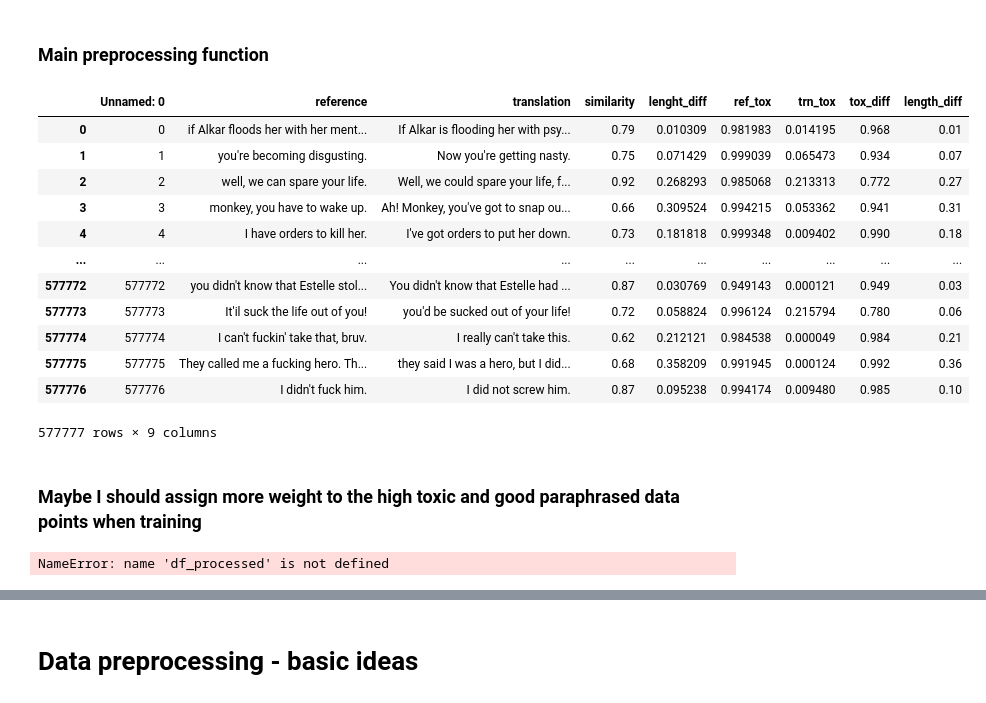
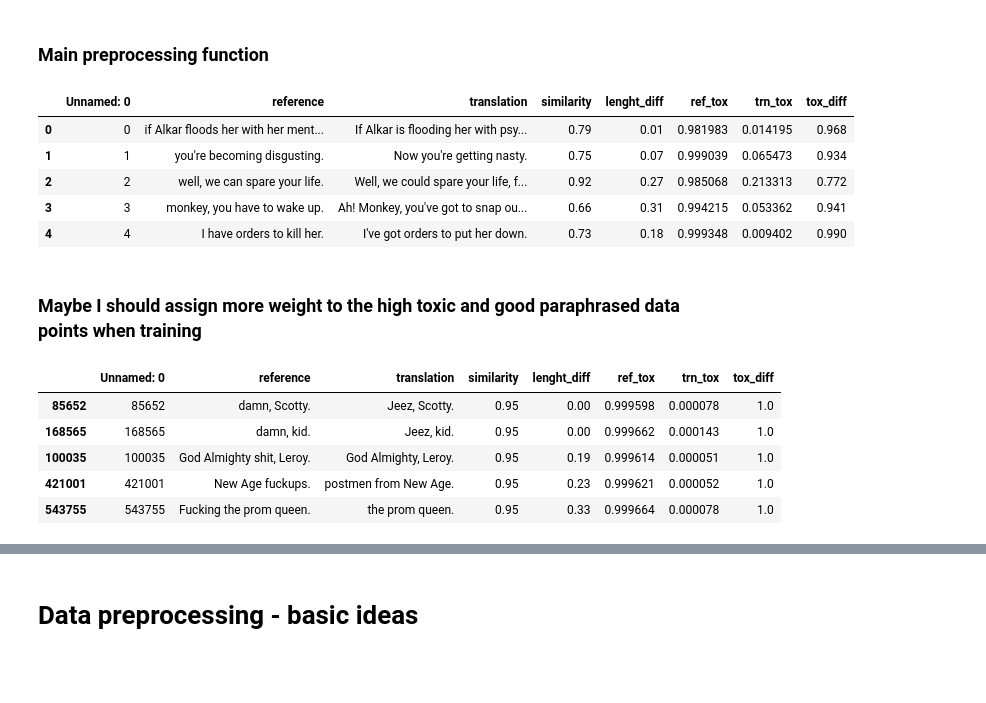
Before and after one commit to system205/PMLDL_Assignment1, a Jupyter notebook: notebooks/exploration_and_preprocessing.ipynb, the cells around one changed output, grey strips where cells are left out. Saved outputs shown, nothing was run; the diff lists cells and outputs as text; code cells hidden in the pictures; blank space fills up the shorter version.

```diff
--- a/notebooks/exploration_and_preprocessing.ipynb
+++ b/notebooks/exploration_and_preprocessing.ipynb
@@ -75,24 +85,24 @@ def preprocess(df):
 # %%
 df_processed = preprocess(df)
 # %%
-df_processed
+df_processed.head()
 # %% [output]
-|  | Unnamed: 0 | reference | translation | similarity | lenght_diff | ref_tox | trn_tox | tox_diff | length_diff |
-| 0 | 0 | if Alkar floods her with her ment... | If Alkar is flooding her with psy... | 0.79 | 0.010309 | 0.981983 | 0.014195 | 0.968 | 0.01 |
-| 1 | 1 | you're becoming disgusting. | Now you're getting nasty. | 0.75 | 0.071429 | 0.999039 | 0.065473 | 0.934 | 0.07 |
-| 2 | 2 | well, we can spare your life. | Well, we could spare your life, f... | 0.92 | 0.268293 | 0.985068 | 0.213313 | 0.772 | 0.27 |
-| 3 | 3 | monkey, you have to wake up. | Ah! Monkey, you've got to snap ou... | 0.66 | 0.309524 | 0.994215 | 0.053362 | 0.941 | 0.31 |
-| 4 | 4 | I have orders to kill her. | I've got orders to put her down. | 0.73 | 0.181818 | 0.999348 | 0.009402 | 0.990 | 0.18 |
-| ... | ... | ... | ... | ... | ... | ... | ... | ... | ... |
-| 577772 | 577772 | you didn't know that Estelle stol... | You didn't know that Estelle had ... | 0.87 | 0.030769 | 0.949143 | 0.000121 | 0.949 | 0.03 |
-| 577773 | 577773 | It'il suck the life out of you! | you'd be sucked out of your life! | 0.72 | 0.058824 | 0.996124 | 0.215794 | 0.780 | 0.06 |
-| 577774 | 577774 | I can't fuckin' take that, bruv. | I really can't take this. | 0.62 | 0.212121 | 0.984538 | 0.000049 | 0.984 | 0.21 |
-| 577775 | 577775 | They called me a fucking hero. Th... | they said I was a hero, but I did... | 0.68 | 0.358209 | 0.991945 | 0.000124 | 0.992 | 0.36 |
-| 577776 | 577776 | I didn't fuck him. | I did not screw him. | 0.87 | 0.095238 | 0.994174 | 0.009480 | 0.985 | 0.10 |
+|  | Unnamed: 0 | reference | translation | similarity | lenght_diff | ref_tox | trn_tox | tox_diff |
+| 0 | 0 | if Alkar floods her with her ment... | If Alkar is flooding her with psy... | 0.79 | 0.01 | 0.981983 | 0.014195 | 0.968 |
+| 1 | 1 | you're becoming disgusting. | Now you're getting nasty. | 0.75 | 0.07 | 0.999039 | 0.065473 | 0.934 |
+| 2 | 2 | well, we can spare your life. | Well, we could spare your life, f... | 0.92 | 0.27 | 0.985068 | 0.213313 | 0.772 |
+| 3 | 3 | monkey, you have to wake up. | Ah! Monkey, you've got to snap ou... | 0.66 | 0.31 | 0.994215 | 0.053362 | 0.941 |
+| 4 | 4 | I have orders to kill her. | I've got orders to put her down. | 0.73 | 0.18 | 0.999348 | 0.009402 | 0.990 |
-577777 rows × 9 columns
 # %% [markdown]
 ### Maybe I should assign more weight to the high toxic and good paraphrased data points when training
 # %%
-df_processed = df_processed.sort_values(by=['tox_diff', 'similarity', 'length_diff'], ascending=[False, False, True]).iloc[:10].to_numpy()
+df_sorted = df_processed.sort_values(by=['tox_diff', 'similarity', 'lenght_diff'], ascending=[False, False, True])
-# %% [output]
-NameError: name 'df_processed' is not defined
+# %%
+df_sorted.head()
+# %% [output]
+|  | Unnamed: 0 | reference | translation | similarity | lenght_diff | ref_tox | trn_tox | tox_diff |
+| 85652 | 85652 | damn, Scotty. | Jeez, Scotty. | 0.95 | 0.00 | 0.999598 | 0.000078 | 1.0 |
+| 168565 | 168565 | damn, kid. | Jeez, kid. | 0.95 | 0.00 | 0.999662 | 0.000143 | 1.0 |
+| 100035 | 100035 | God Almighty shit, Leroy. | God Almighty, Leroy. | 0.95 | 0.19 | 0.999614 | 0.000051 | 1.0 |
+| 421001 | 421001 | New Age fuckups. | postmen from New Age. | 0.95 | 0.23 | 0.999621 | 0.000052 | 1.0 |
+| 543755 | 543755 | Fucking the prom queen. | the prom queen. | 0.95 | 0.33 | 0.999664 | 0.000078 | 1.0 |
```
Also changed, not shown: parts of 6 cells of this notebook.
